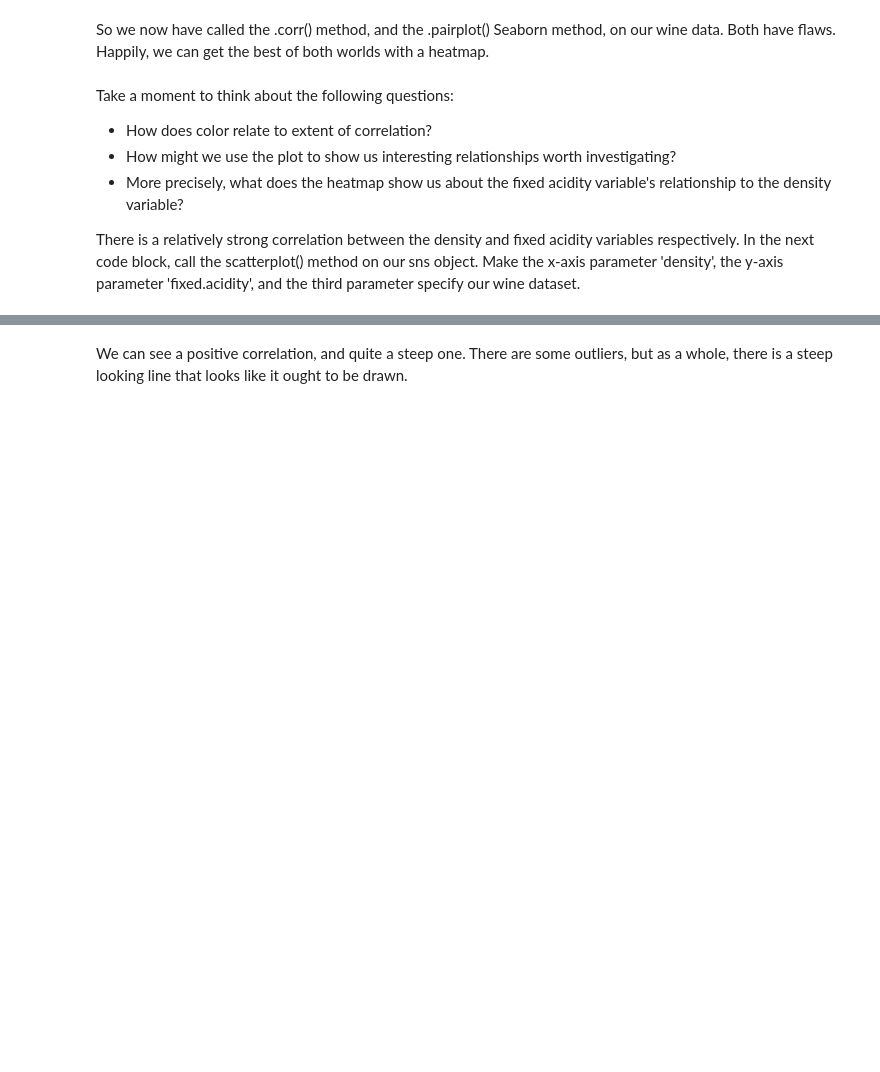
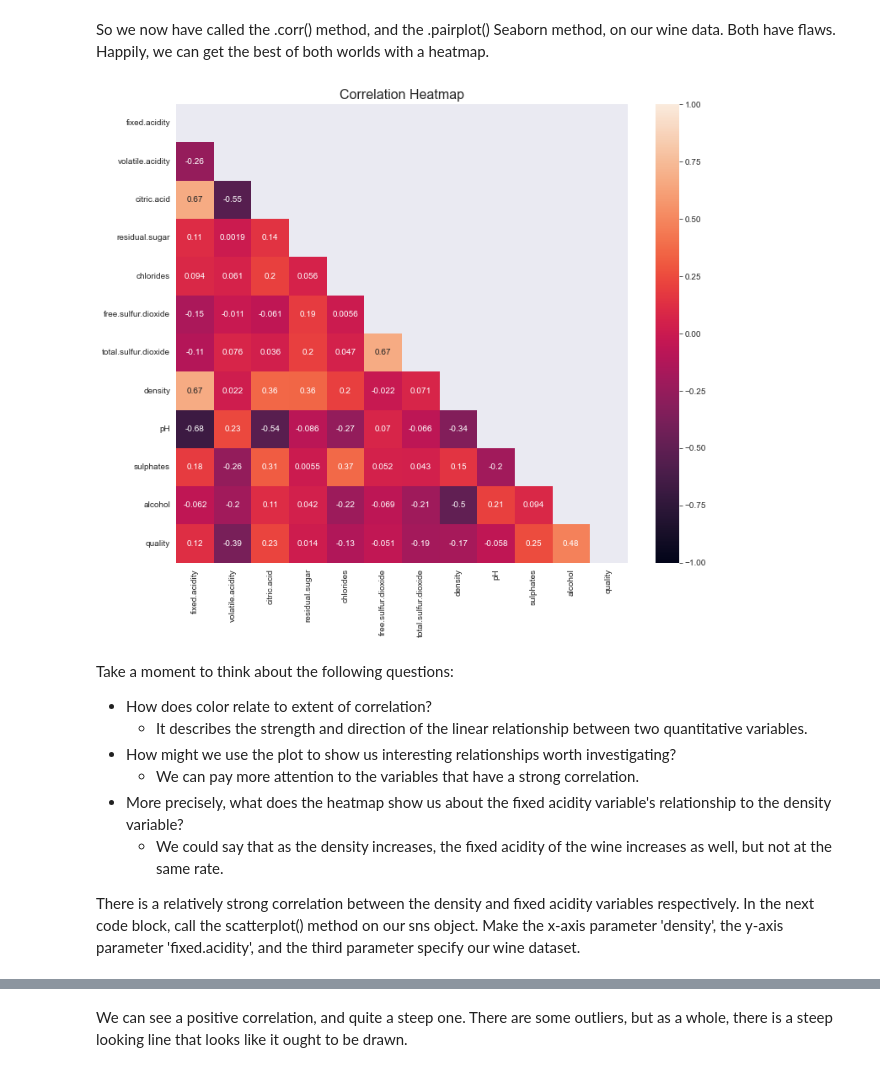
Before and after one commit to rcepedaraza/case-study-red-wines, a Jupyter notebook: notebooks/Regression Case Study - the Red Wine Dataset - Tier 3.ipynb, the cells around one changed output, grey strips where cells are left out. Saved outputs shown, nothing was run; the diff lists cells and outputs as text; code cells hidden in the pictures; blank space fills up the shorter version.

```diff
--- a/notebooks/Regression Case Study - the Red Wine Dataset - Tier 3.ipynb
+++ b/notebooks/Regression Case Study - the Red Wine Dataset - Tier 3.ipynb
@@ -239,7 +229,19 @@ _ _ _
+# %%
+# Make a heatmap of the data
+fig, ax = plt.subplots(figsize=(12, 10))
+mask = np.triu(np.ones_like(a=corr, dtype=bool)) # Define the mask to set the values in the upper traingle to True
+hm = sns.heatmap(data=corr, vmin=-1, vmax=1, annot=True, mask=mask)
+hm.set_title("Correlation Heatmap", fontsize=16)
+plt.show()
+# %% [output]
+[figure, added]
 # %% [markdown]
 Take a moment to think about the following questions:
 - How does color relate to extent of correlation?
+    - It describes the strength and direction of the linear relationship between two quantitative variables.
 - How might we use the plot to show us interesting relationships worth investigating?
+    - We can pay more attention to the variables that have a strong correlation.
 - More precisely, what does the heatmap show us about the fixed acidity variable's relationship to the density variable?
+    - We could say that as the density increases, the fixed acidity of the wine increases as well, but not at the same rate.
 
 There is a relatively strong correlation between the density and fixed acidity variables respectively. In the next code block, call the scatterplot() method on our sns object. Make the x-axis parameter 'density', the y-axis parameter 'fixed.acidity', and the third parameter specify our wine dataset.
```
Also changed, not shown: parts of 6 cells of this notebook.
